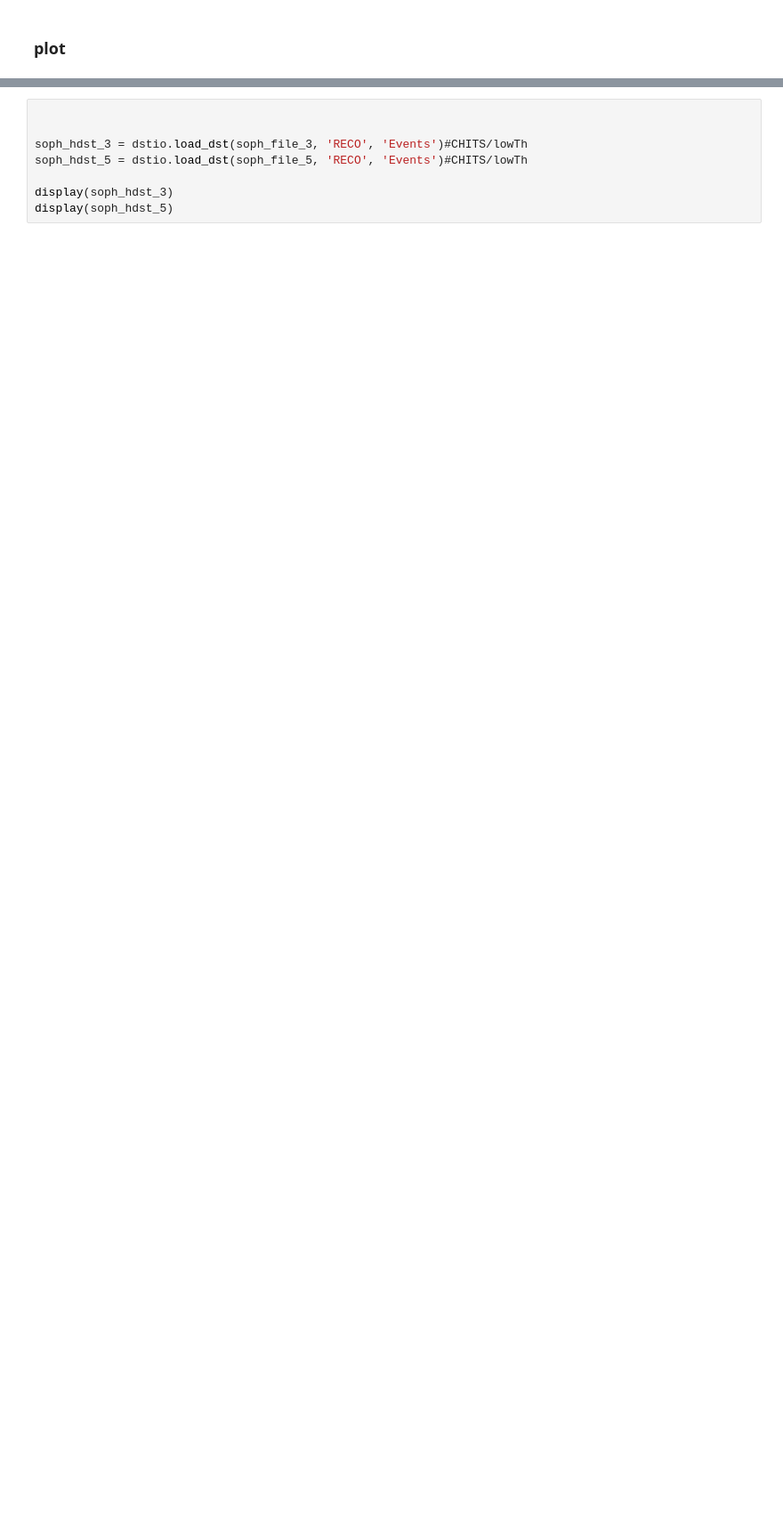
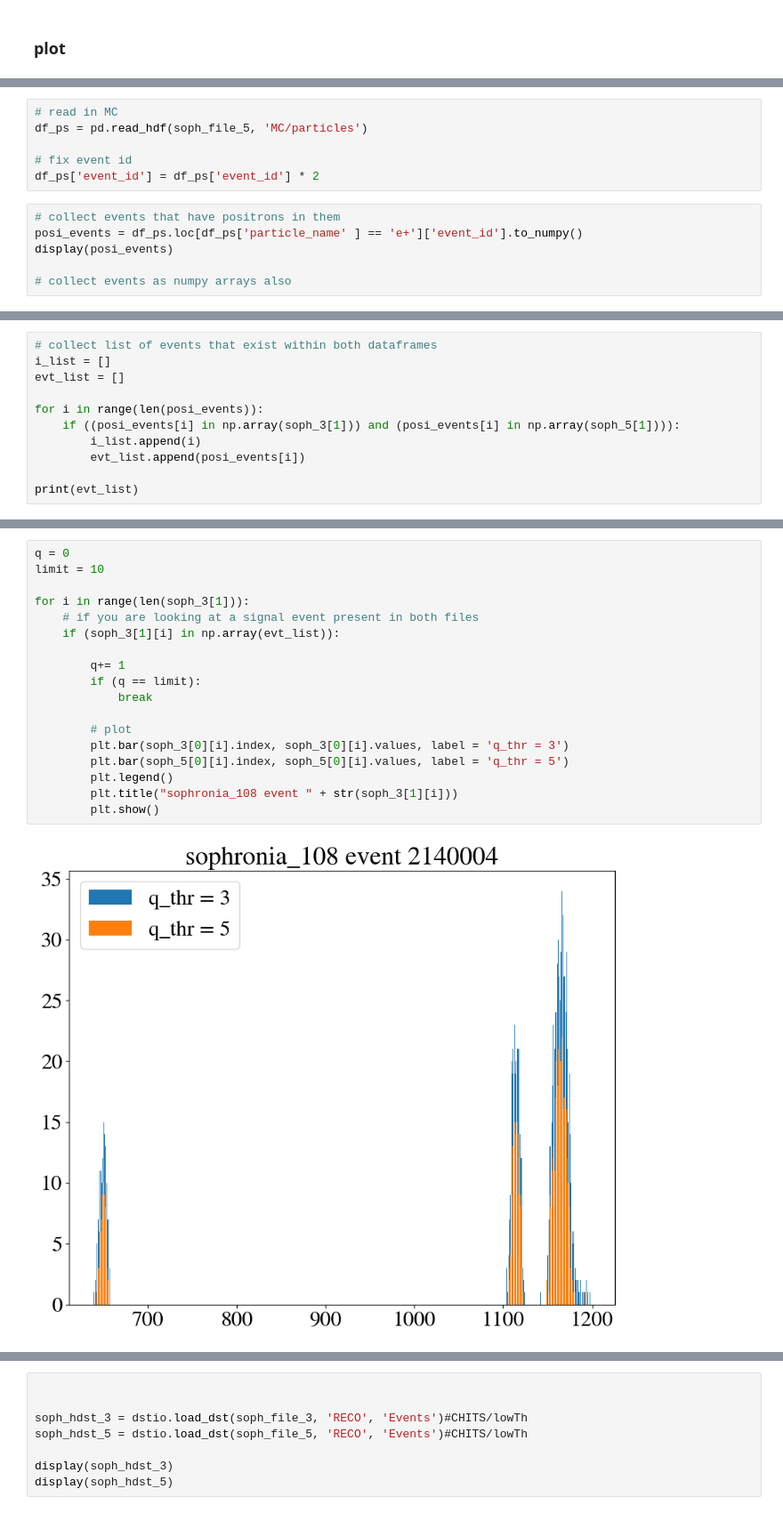
Before and after one commit to jwaiton/next_misc, a Jupyter notebook: Tl_studies/quick_notebooks/z_slice/compare_zslices.ipynb, the cells around one changed output, grey strips where cells are left out. Shown at 89% size. Drawn from its saved outputs; the diff is of its cells as text; blank space fills up the shorter version.

Commit message:
added q_thr plots

```diff
--- a/Tl_studies/quick_notebooks/z_slice/compare_zslices.ipynb
+++ b/Tl_studies/quick_notebooks/z_slice/compare_zslices.ipynb
@@ -139,0 +164,12 @@ for i in range(len(soph_3[0])):
+# %%
+# read in MC
+df_ps = pd.read_hdf(soph_file_5, 'MC/particles')
+
+# fix event id
+df_ps['event_id'] = df_ps['event_id'] * 2
+# %%
+# collect events that have positrons in them
+posi_events = df_ps.loc[df_ps['particle_name' ] == 'e+']['event_id'].to_numpy()
+display(posi_events)
+
+# collect events as numpy arrays also
@@ -139,0 +185,11 @@ for i in range(len(soph_3[0])):
+# %%
+# collect list of events that exist within both dataframes
+i_list = []
+evt_list = []
+
+for i in range(len(posi_events)):
+    if ((posi_events[i] in np.array(soph_3[1])) and (posi_events[i] in np.array(soph_5[1]))):
+        i_list.append(i)
+        evt_list.append(posi_events[i])
+
+print(evt_list)
@@ -139,0 +200,20 @@ for i in range(len(soph_3[0])):
+# %%
+q = 0
+limit = 10
+
+for i in range(len(soph_3[1])):
+    # if you are looking at a signal event present in both files
+    if (soph_3[1][i] in np.array(evt_list)):
+
+        q+= 1
+        if (q == limit):
+            break
+
+        # plot
+        plt.bar(soph_3[0][i].index, soph_3[0][i].values, label = 'q_thr = 3')
+        plt.bar(soph_5[0][i].index, soph_5[0][i].values, label = 'q_thr = 5')
+        plt.legend()
+        plt.title("sophronia_108 event " + str(soph_3[1][i]))
+        plt.show()
+# %% [output]
+[figure, added]
```
Also changed, not shown: parts of 6 cells of this notebook, 1 other file.
